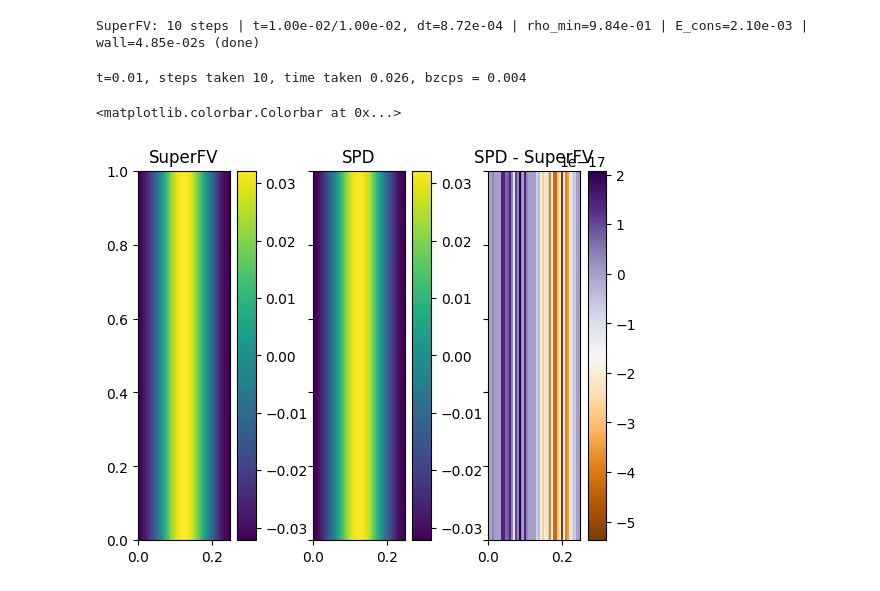
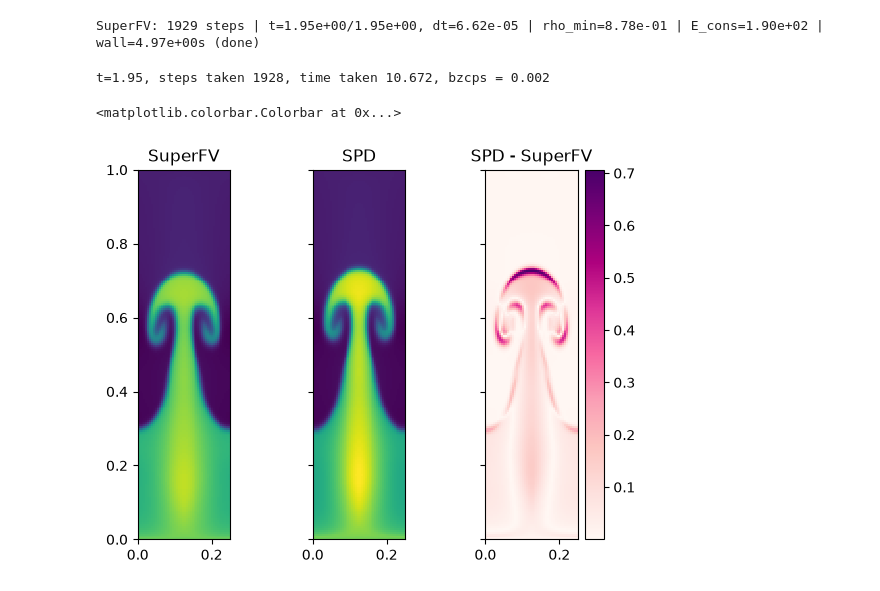
Before and after one commit to jpalafou/superfv, a Jupyter notebook: sd-compare/Rayleigh-Taylor-MH.ipynb, the cells around one changed output. Drawn from its saved outputs; the diff is of its cells as text; code cells hidden in the pictures.

```diff
--- a/sd-compare/Rayleigh-Taylor-MH.ipynb
+++ b/sd-compare/Rayleigh-Taylor-MH.ipynb
@@ -11,7 +11,7 @@ from spd.sdfb_simulator import SDFB_Simulator
 from spd.finite_volume.muscl import Slope_limiter as spd_muscl_limiter
 # %%
 N = 192
-T = 0.01
+T = 1.95
 # %%
 def gravity(idx, u, *, xp):
     gx = 0.0
@@ -25,7 +25,7 @@ def gravity(idx, u, *, xp):
 
 sim_fv = HydroSolver(
     ic=partial(ics.rayleigh_taylor, gamma=5 / 3, P0=1.0),
-    gauss_legendre_sampling_p=2,
+    sampling_p=2,
     gamma=5 / 3,
     source=gravity,
     xlims=(0, 0.25),
@@ -35,13 +35,13 @@ sim_fv = HydroSolver(
     bcy=(BC.REFLECTIVE, BC.REFLECTIVE),
     p=1,
     use_MUSCL=True,
-    MUSCL_limiter=MUSCL_SlopeLimiter.MONCEN,
+    MUSCL_limiter=MUSCL_SlopeLimiter.MINMOD,
     cupy=True,
 )
 
 sim_fv.run(T, TimeIntegrator.MUSCL_HANCOCK)
 # %% [output]
-SuperFV: 10 steps | t=1.00e-02/1.00e-02, dt=8.72e-04 | rho_min=9.84e-01 | E_cons=2.10e-03 | wall=4.85e-02s (done)
+SuperFV: 1929 steps | t=1.95e+00/1.95e+00, dt=6.62e-05 | rho_min=8.78e-01 | E_cons=1.90e+02 | wall=4.97e+00s (done)
 # %%
 def rayleigh_taylor(xy: np.ndarray, case: int, P0, gamma):
     x = xy[0]
@@ -89,43 +89,43 @@ sim_sd = SDFB_Simulator(
 )
 
 # Shape is (ndim, Ny, Nx) in 2D, (ndim, Nz, Ny, Nx) in 3D.
-sim_sd.dm.grad_phi = np.zeros((sim_sd.ndim,) + sim_sd.dm.U_cv.shape[1:])
+sim_sd.dm.grad_phi = cp.zeros((sim_sd.ndim,) + sim_sd.dm.U_cv.shape[1:])
 sim_sd.dm.grad_phi[sim_sd.dims["y"]] = -1.0
 
-sim_sd.ho_scheme.slope_limiter = spd_muscl_limiter("moncen")
+sim_sd.ho_scheme.slope_limiter = spd_muscl_limiter("minmod")
 
 W_cv_initial = sim_sd.dm.asnumpy(sim_sd.dm.W_cv).copy()
 
 sim_sd.perform_time_evolution(T)
 # %% [output]
-t=0.01, steps taken 10, time taken 0.026, bzcps = 0.004
+t=1.95, steps taken 1928, time taken 10.672, bzcps = 0.002
 # %%
 fig, axs = plt.subplots(1, 3, sharex=True, sharey=True)
 
 for ax in axs:
     ax.set_aspect("equal")
 
 x_sd = sim_sd.regular_faces()[0]
 y_sd = sim_sd.regular_faces()[1]
-z_sd = W_cv_initial[2]  # sim_sd.dm.W_cv[0]
+z_sd = sim_sd.dm.W_cv[0]  # W_cv_initial[2]
 
 x_fv, y_fv, _ = sim_fv.mesh.faces
-z_fv = sim_fv.snapshot_history[0].w[2, :, :, 0].T
+z_fv = sim_fv.snapshot_history[-1].w[0, :, :, 0].T # sim_fv.snapshot_history[0].w[2, :, :, 0].T
 
 vmin = np.minimum(z_fv, z_sd).min().item()
 vmax = np.maximum(z_fv, z_sd).max().item()
 
 axs[0].set_title("SuperFV")
-axs[0].pcolormesh(x_fv, y_fv, z_fv, vmin=vmin, vmax=vmax)
-fig.colorbar(axs[0].collections[0], ax=axs[0])
+axs[0].pcolormesh(cp.asnumpy(x_fv), cp.asnumpy(y_fv), z_fv, vmin=vmin, vmax=vmax)
+# fig.colorbar(axs[0].collections[0], ax=axs[0])
 
 axs[1].set_title("SPD")
 axs[1].pcolormesh(x_sd, y_sd, z_sd, vmin=vmin, vmax=vmax)
-fig.colorbar(axs[1].collections[0], ax=axs[1])
+# fig.colorbar(axs[1].collections[0], ax=axs[1])
 
 axs[2].set_title("SPD - SuperFV")
-axs[2].pcolormesh(x_sd, y_sd, z_sd - z_fv, cmap="PuOr")
+axs[2].pcolormesh(x_sd, y_sd, np.abs(z_sd - z_fv), cmap="RdPu")
 fig.colorbar(axs[2].collections[0], ax=axs[2])
 # %% [output]
 <matplotlib.colorbar.Colorbar at 0x...>
-[figure, old version]
+[figure, new version]
```
Also changed, not shown: parts of 1 cell of this notebook.
